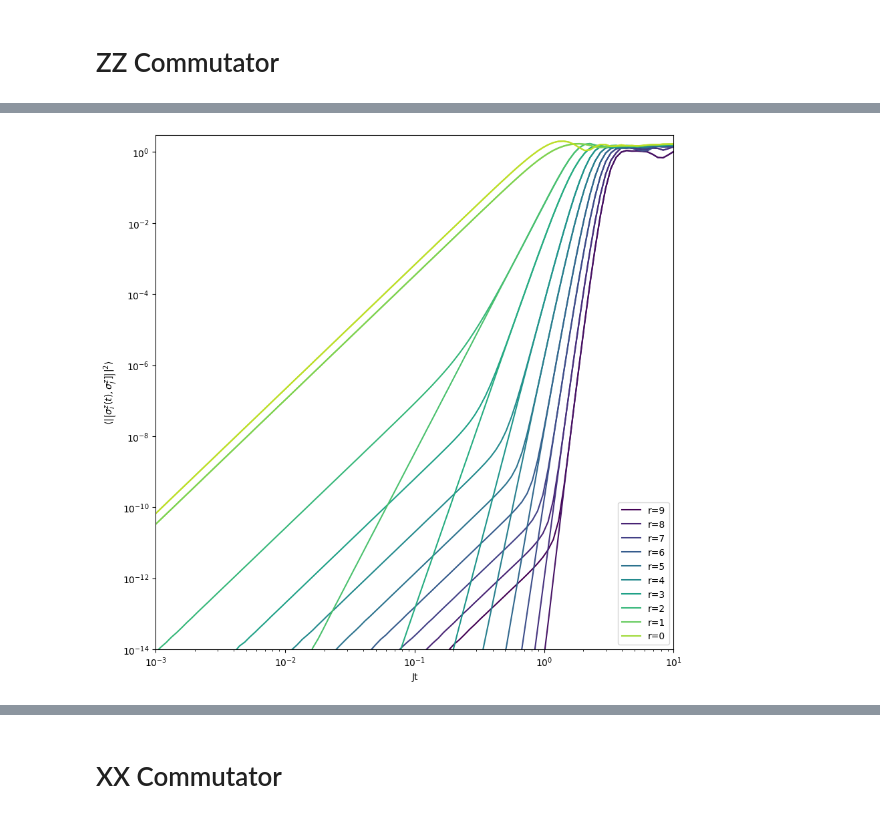
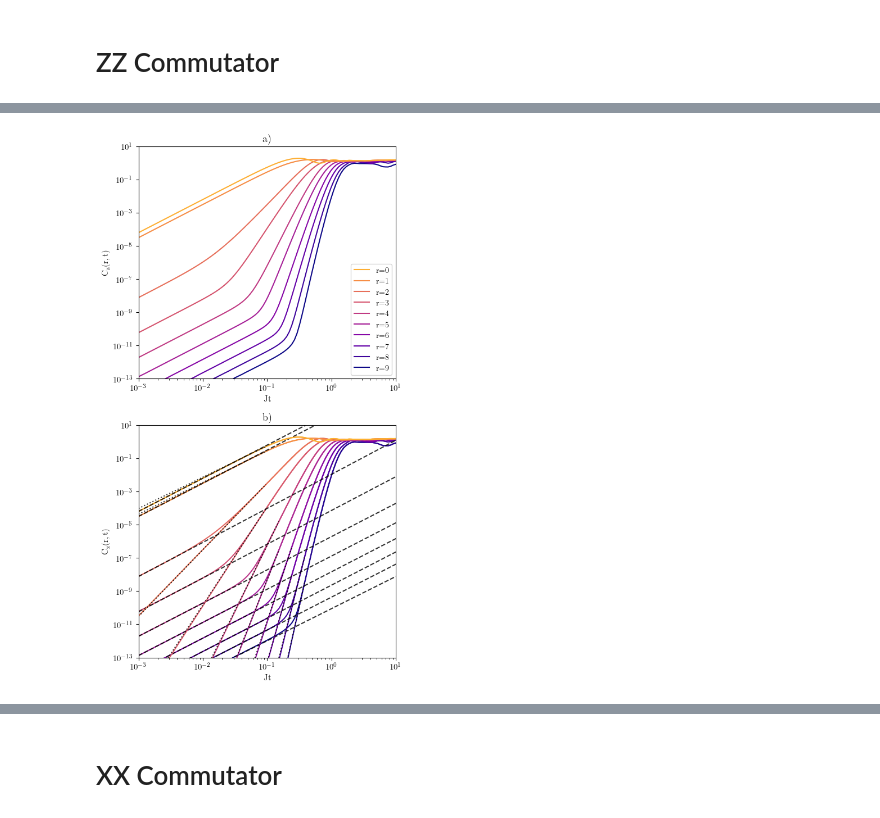
Before and after one commit to mkm2/WorkingFolder, a Jupyter notebook: final_runs/chapter_3/Krylov/ShortTimes.ipynb, the cells around one changed output, grey strips where cells are left out. Saved outputs shown, nothing was run; the diff lists cells and outputs as text; code cells hidden in the pictures.

```diff
--- a/final_runs/chapter_3/Krylov/ShortTimes.ipynb
+++ b/final_runs/chapter_3/Krylov/ShortTimes.ipynb
@@ -10,3 +10,5 @@ from collections.abc import Iterable
 from matplotlib.colors import LogNorm
 # %%
 datapath = Path.cwd() / "data"
+# %%
+figurepath = Path.cwd().parent / "figures"
@@ -75,7 +130,7 @@ data_zz = []
 folder_xx = datapath/"xx"
 folder_zz = datapath/"zz"
 files_xx = ["7347408_N19_RS.jld2","7347409_N19_RS.jld2"]
-files_zz = ["7365616_N19_RS.jld2","7365617_N19_RS.jld2"]
+files_zz = ["7376644_N19_RS.jld2","7376645_N19_RS.jld2"]
 for (i,file) in enumerate(files_xx):
     with h5py.File(folder_xx/file,"r") as f:
             jobids.append(f["jobid"][()].decode("UTF-8"))
@@ -135,0 +232,3 @@ RuntimeError: Optimal parameters not found: Number of calls to function has reac
+# %%
+for j in range(0,9):
+    print(popt_zz[j][0]*(9-j)**12)
@@ -136,6 +245,6 @@ RuntimeError: Optimal parameters not found: Number of calls to function has reac
 # %%
-tcut = np.zeros(8)
-for j in range(0,8):
-    tcut[j] = (popt[j][0]/popt_nn[j][0])**(1/(popt_nn[j][1]-popt[j][1]))
-    print(tcut[j])
+tcut_zz = np.zeros(9)
+for j in range(0,9):
+    tcut_zz[j] = (popt_zz[j][0]/popt_zz_nn[j][0])**(1/(popt_zz_nn[j][1]-popt_zz[j][1]))
+    print(tcut_zz[j])
 # %% [output]
@@ -144,25 +260,52 @@ IndexError: list index out of range
 # %%
-NUM_COLORS = N+2
-cm = plt.get_cmap('viridis')
+fig, (ax1, ax2) = plt.subplots(2, 1,figsize=set_size(subplots=(2,1)))
+
+NUM_COLORS = N//2+2
+cm = plt.get_cmap('plasma')
 cNorm  = colors.Normalize(vmin=0, vmax=NUM_COLORS)
 scalarMap = mplcm.ScalarMappable(norm=cNorm, cmap=cm)
-fig = plt.figure(figsize=(10,10))
-ax = fig.add_subplot(111)
-ax.set_prop_cycle(color=[scalarMap.to_rgba(i) for i in range(NUM_COLORS)])
-ax.set_xscale("log")
-ax.set_yscale("log")
+ax1.set_prop_cycle(color=[scalarMap.to_rgba(i) for i in range(NUM_COLORS)])
+ax1.set_xscale("log")
+ax1.set_yscale("log")
 for j in range(0,N//2+1):
-    ax.plot(T,red_zz[:,j],label="r={}".format(rvals[j]))
-    ax.plot(T,red_zz_nn[:,j])
-    #if j <= 7:
-    #    ax.plot(T[tfitmin[j]:],model(T[tfitmin[j]:],popt[j][0],popt[j][1]),color="black",alpha=0.8,ls="dashed")
-    #    ax.plot(T[tfitmin_nn[j]:tfitmax_nn[j]],model(T[tfitmin_nn[j]:tfitmax_nn[j]],popt_nn[j][0],popt_nn[j][1]),color="black",alpha=0.8,ls="dashed")
-    #    ax.scatter(tcut[j],model(tcut[j],popt[j][0],popt[j][1]),marker="x")
-ax.legend(loc="lower right")
-ax.set_xlabel("Jt")
-ax.set_ylabel(r"$\langle\left|\left[\sigma_i^z(t),\sigma_j^z]\right]\right|^2\rangle$")
-ax.set_xlim(1e-3,10)
-ax.set_ylim(1e-14,3)
+    ax1.plot(T,red_zz[:,j],label="r={}".format(rvals[j]))
+
+handles, labels = ax1.get_legend_handles_labels()
+order = np.flip(np.arange(0,N//2+1,1))
+ax1.legend([handles[idx] for idx in order],[labels[idx] for idx in order])
+ax1.set_xlabel(r"Jt")
+ax1.set_ylabel(r"$\mathrm{C_z(r,t)}$")
+ax1.set_xlim(1e-3,10)
+ax1.set_ylim(1e-13,10)
+ax1.set_title("a)")
+
+
+
+NUM_COLORS = N+4
+cm = plt.get_cmap('plasma')
+cNorm  = colors.Normalize(vmin=0, vmax=NUM_COLORS)
+scalarMap = mplcm.ScalarMappable(norm=cNorm, cmap=cm)
+ax2.set_prop_cycle(color=[scalarMap.to_rgba(i) for i in range(NUM_COLORS)])
+ax2.set_xscale("log")
+ax2.set_yscale("log")
+for j in range(0,N//2+1):
+    ax2.plot(T,red_zz[:,j],label="r={}".format(rvals[j]))
+    ax2.plot(T,red_zz_nn[:,j])
+    if j <= 9:
+        ax2.plot(T[tfitmin[j]:],model(T[tfitmin[j]:],popt_zz[j][0],popt_zz[j][1]),color="black",alpha=0.8,ls="dashed")
+    if j <= 9:
+        ax2.plot(T[tfitmin_nn[j]:tfitmax_nn[j]],model(T[tfitmin_nn[j]:tfitmax_nn[j]],popt_zz_nn[j][0],popt_zz_nn[j][1]),color="black",alpha=0.8,ls="dotted")
+        #ax2.scatter(tcut_zz[j],model(tcut_zz[j],popt_zz[j][0],popt_zz[j][1]),marker="x",c="black")
+
+handles, labels = plt.gca().get_legend_handles_labels()
+order = np.flip(np.arange(0,N//2+1,1))
+#ax2.legend([handles[idx] for idx in order],[labels[idx] for idx in order])
+ax2.set_xlabel(r"Jt")
+ax2.set_ylabel(r"$\mathrm{C_z(r,t)}$")
+ax2.set_xlim(1e-3,10)
+ax2.set_ylim(1e-13,10)
+ax2.set_title("b)")
+plt.savefig(figurepath/"temp_xx.pdf",format="pdf",bbox_inches='tight',dpi=600)
 plt.show()
 # %% [output]
-[figure, old version]
+[figure, new version]
```
Also changed, not shown: parts of 46 cells of this notebook, 7 other files.
